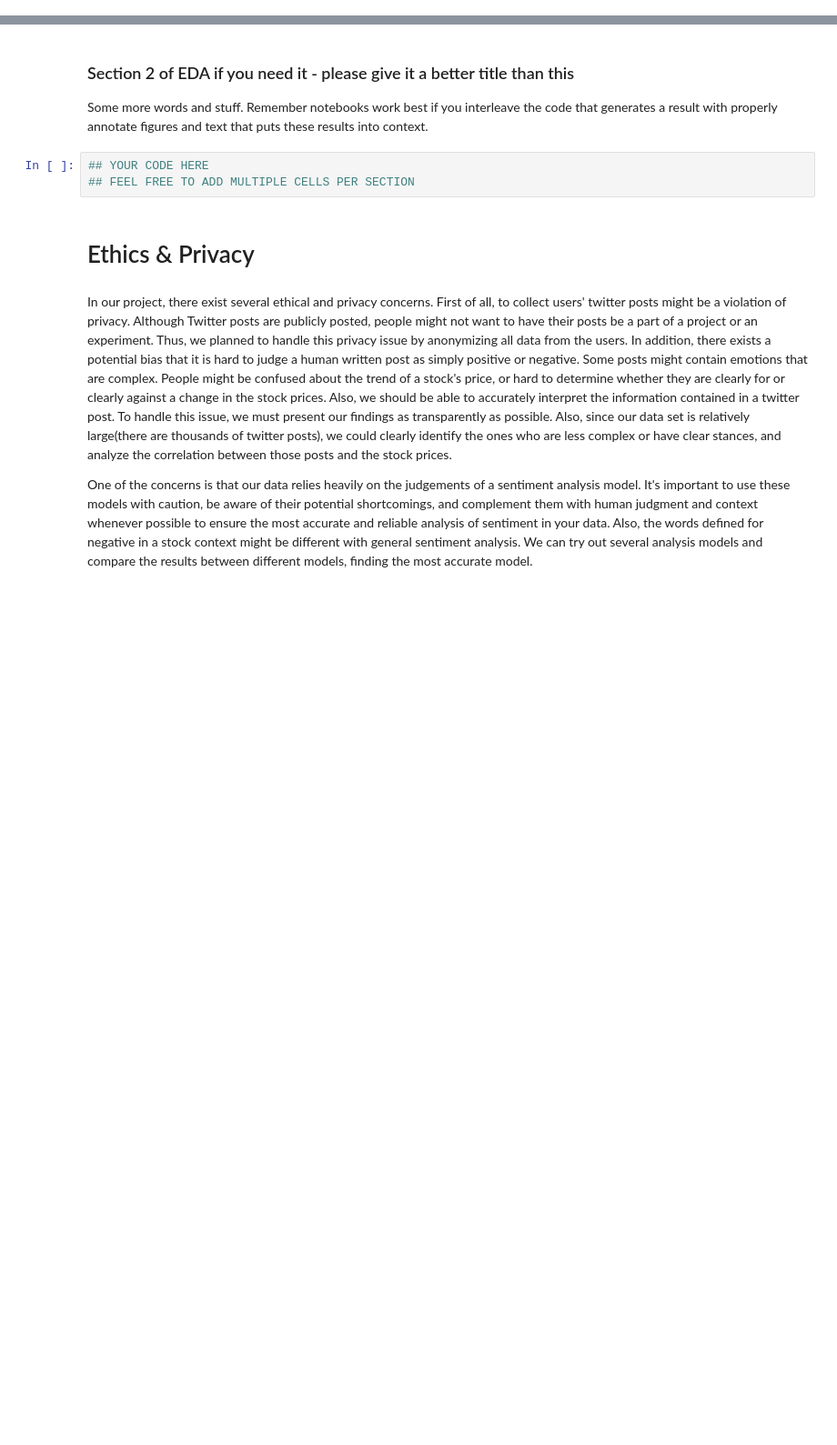
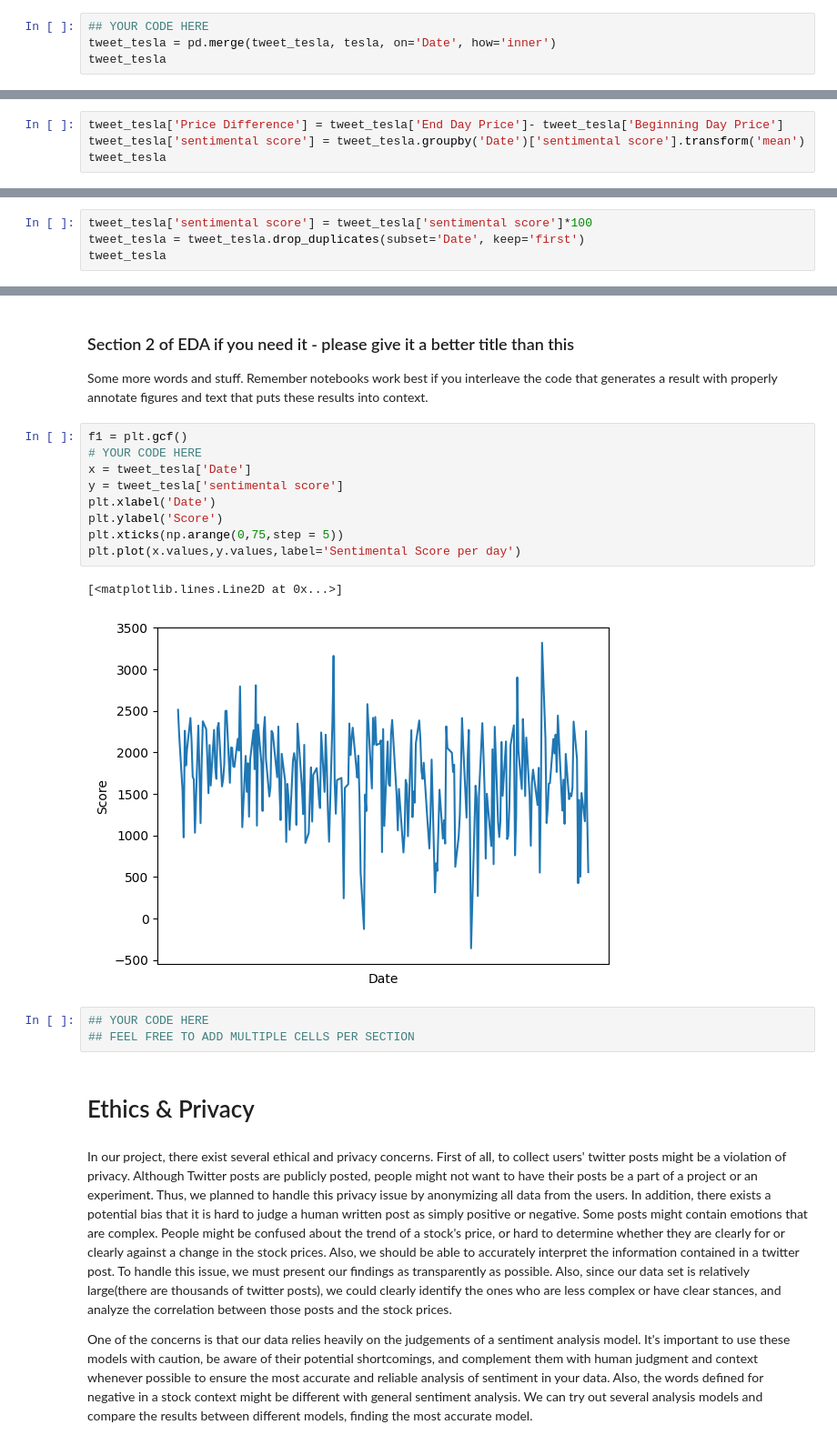
Before and after one commit to theTY2002/COGS-108-Final-Project, a Jupyter notebook: EDACheckpoint_Group116_FA23.ipynb, the cells around one changed output, grey strips where cells are left out. Shown at 91% size. Drawn from its saved outputs; the diff is of its cells as text; blank space fills up the shorter version.

Commit message:
first graph

```diff
--- a/EDACheckpoint_Group116_FA23.ipynb
+++ b/EDACheckpoint_Group116_FA23.ipynb
@@ -324,0 +277,4 @@ Some more words and stuff.  Remember notebooks work best if you interleave the c
+# %%
+## YOUR CODE HERE
+tweet_tesla = pd.merge(tweet_tesla, tesla, on='Date', how='inner')
+tweet_tesla
@@ -324,0 +295,4 @@ Some more words and stuff.  Remember notebooks work best if you interleave the c
+# %%
+tweet_tesla['Price Difference'] = tweet_tesla['End Day Price']- tweet_tesla['Beginning Day Price']
+tweet_tesla['sentimental score'] = tweet_tesla.groupby('Date')['sentimental score'].transform('mean')
+tweet_tesla
@@ -324,0 +313,4 @@ Some more words and stuff.  Remember notebooks work best if you interleave the c
+# %%
+tweet_tesla['sentimental score'] = tweet_tesla['sentimental score']*100
+tweet_tesla = tweet_tesla.drop_duplicates(subset='Date', keep='first')
+tweet_tesla
@@ -326,6 +332,18 @@ Some more words and stuff.  Remember notebooks work best if you interleave the c
 ### Section 2 of EDA if you need it  - please give it a better title than this
 
 Some more words and stuff.  Remember notebooks work best if you interleave the code that generates a result with properly annotate figures and text that puts these results into context.
+# %%
+f1 = plt.gcf()
+# YOUR CODE HERE
+x = tweet_tesla['Date']
+y = tweet_tesla['sentimental score']
+plt.xlabel('Date')
+plt.ylabel('Score')
+plt.xticks(np.arange(0,75,step = 5))
+plt.plot(x.values,y.values,label='Sentimental Score per day')
+# %% [output]
+[<matplotlib.lines.Line2D at 0x...>]
+[figure, added]
 # %%
 ## YOUR CODE HERE
 ## FEEL FREE TO ADD MULTIPLE CELLS PER SECTION
```
Also changed, not shown: parts of 12 cells of this notebook.
